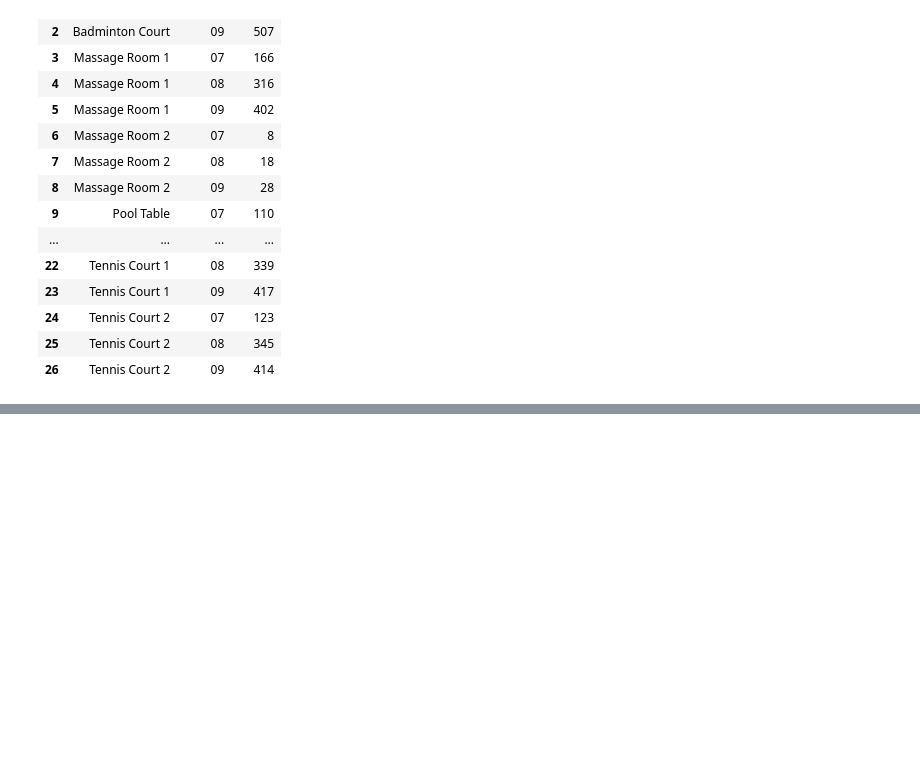
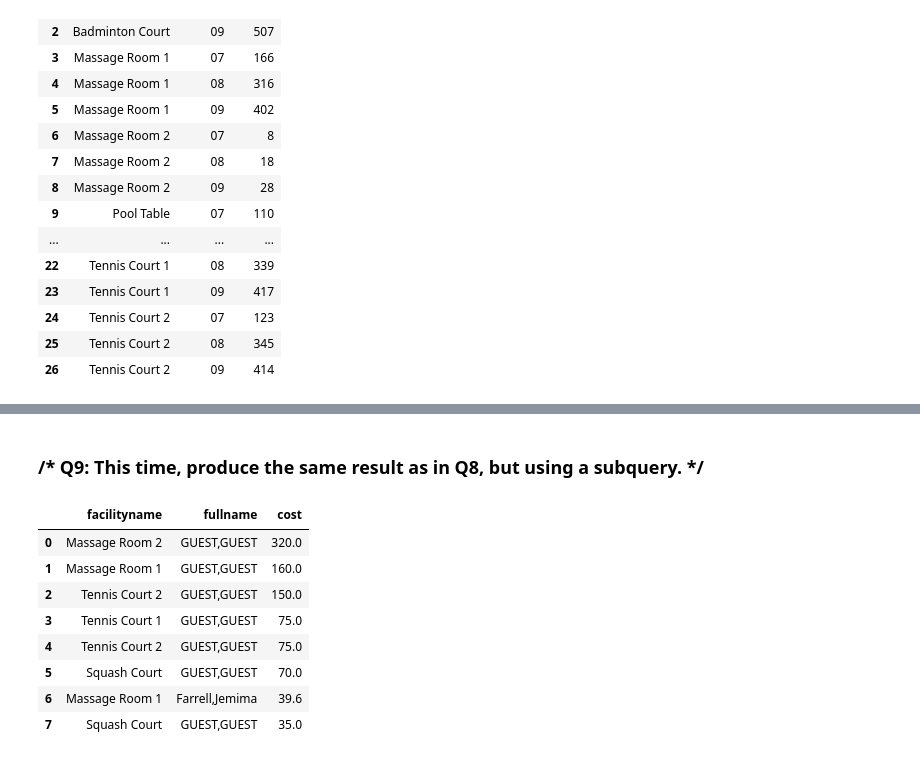
Before and after one commit to vishrast/SQL-CASESTUDY-PHP-AND-JUPYTER, a Jupyter notebook: SQL Case study with Jupyter and SQLite.ipynb, the cells around one changed output, grey strips where cells are left out. Cells and saved outputs as stored; diff of their text form; code cells hidden in the pictures; blank space fills up the shorter version.

```diff
--- a/SQL Case study with Jupyter and SQLite.ipynb
+++ b/SQL Case study with Jupyter and SQLite.ipynb
@@ -173,0 +283,22 @@ pd.read_sql_query(q3,conn)
+# %% [markdown]
+### /* Q9: This time, produce the same result as in Q8, but using a subquery. */
+# %%
+q6='''
+select distinct s.facilityname,s.lastname || ',' || s.first as fullname,s.cost
+    from(select f.name as facilityname,m.surname as lastname,m.firstname as first,case when b.memid!=0 then b.slots*f.membercost else b.slots*f.guestcost end as cost
+        from Bookings as b inner join Facilities as f on b.facid=f.facid inner join Members as m on b.memid=m.memid
+        where starttime like '2012-09-14%'
+        and (case when b.memid!=0 then b.slots*f.membercost else b.slots*f.guestcost end)>30) as s
+    order by cost desc
+'''
+pd.read_sql_query(q6, conn)
+# %% [output]
+|  | facilityname | fullname | cost |
+| 0 | Massage Room 2 | GUEST,GUEST | 320.0 |
+| 1 | Massage Room 1 | GUEST,GUEST | 160.0 |
+| 2 | Tennis Court 2 | GUEST,GUEST | 150.0 |
+| 3 | Tennis Court 1 | GUEST,GUEST | 75.0 |
+| 4 | Tennis Court 2 | GUEST,GUEST | 75.0 |
+| 5 | Squash Court | GUEST,GUEST | 70.0 |
+| 6 | Massage Room 1 | Farrell,Jemima | 39.6 |
+| 7 | Squash Court | GUEST,GUEST | 35.0 |
```
Also changed, not shown: parts of 18 cells of this notebook, 1 other file.
